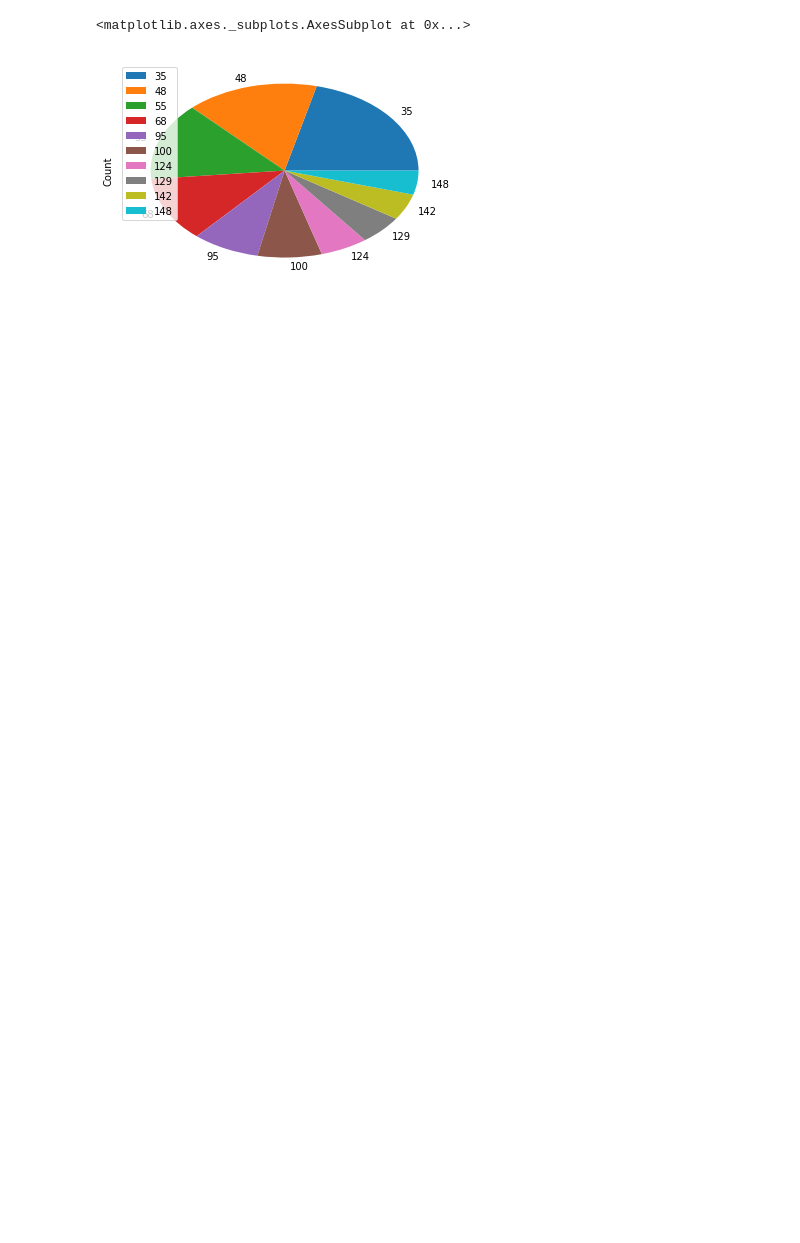
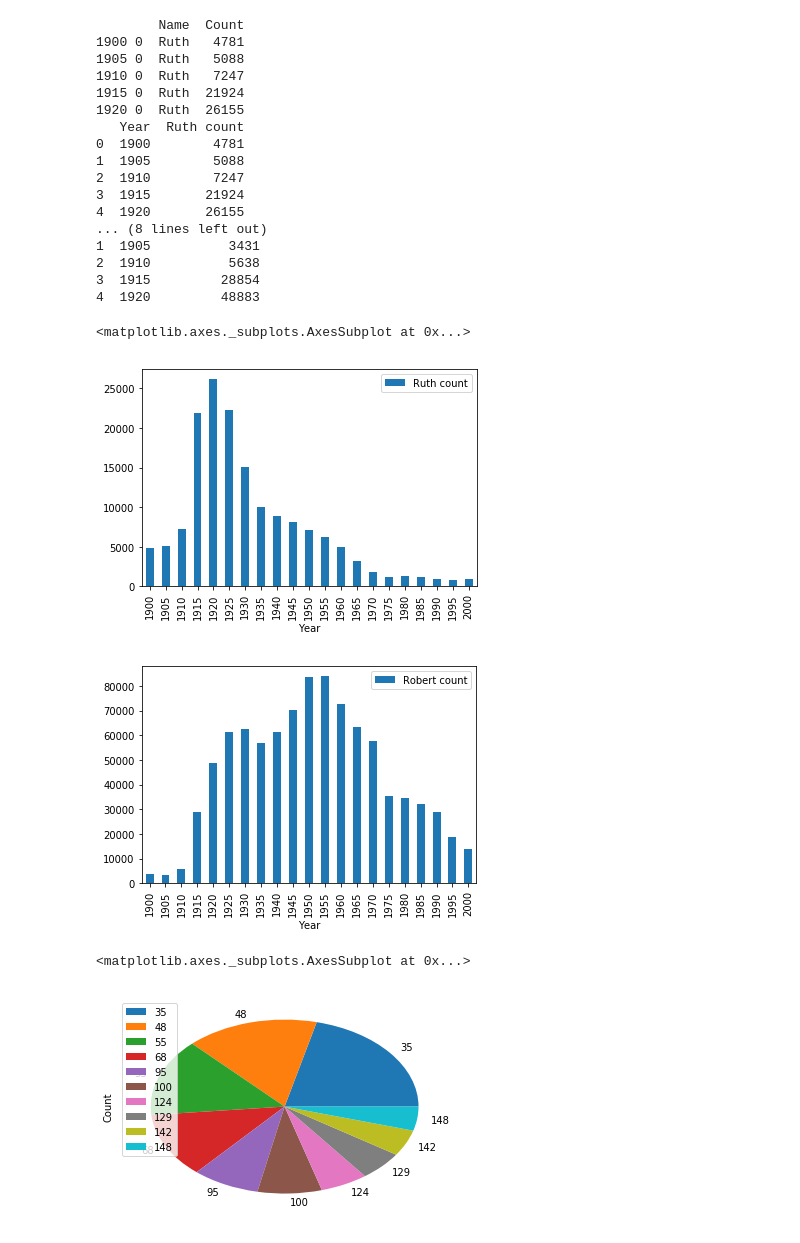
Before and after one commit to ggers/Homework_4.2_Panda_Visual_stuff, a Jupyter notebook: Homework 4.2 Panda Visual stuff.ipynb, the cells around one changed output. Saved outputs shown, nothing was run; the diff lists cells and outputs as text; code cells hidden in the pictures; blank space fills up the shorter version.

```diff
--- a/Homework 4.2 Panda Visual stuff.ipynb
+++ b/Homework 4.2 Panda Visual stuff.ipynb
@@ -37,14 +48,0 @@ concat_names([1900, 2000])
-# %%
-#2 Построить гистограмму по количеству их имен с 1900 по 2000 с 5-летними промежутками (1900, 1905, 1910, …, 1995, 2000).
-#а тут пробуем без функции, голым кодом
-names_dict = {}
-#циклом пробегаем по нужным нам годам, загружаем данные, обрезаем только нужные нам два имени
-for year in range (1900, 2001, 5):
-    all_names = pd.read_csv(f"{DATA_PATH}\yob{year}.txt", names = ["Name", "Gender", "Count"])
-    names_RR = all_names[(all_names.Name == "Ruth")]
-    names_RR = names_RR.groupby("Name").sum()
-    names_dict[year] =  names_RR
-# я не понимаю как вывести год к сожалению
-names_all = pd.concat(names_dict)
-print(names_all)
-names_all.plot.hist(by="level_0")
@@ -71,3 +49,54 @@ names_all.plot.hist(by="level_0")
+# %%
+#2 Построить гистограмму по количеству их имен с 1900 по 2000 с 5-летними промежутками (1900, 1905, 1910, …, 1995, 2000).
+#сделал тоже через функцию, теперь она просто возвращает данные
+
+import pandas as pd
+import matplotlib.pyplot as plt
+DATA_PATH = "D:DataS\YOB"
+
+def get_data_by_name(start_year, finish_year, Name):
+    names_dict = {}
+    for year in range (start_year, finish_year+1, 5):
+        all_names = pd.read_csv(f"{DATA_PATH}\yob{year}.txt", names = ["Name", "Gender", "Count"])
+        names = all_names[(all_names.Name == str(Name))]
+        names = names.groupby("Name").sum()
+        names = names.reset_index()
+        names_dict[year] =  names
+    names = pd.concat(names_dict)
+    print(names.head())
+# После долгой и упорной борьбы датафрейм переведён в человекообразный вид!
+    names = names.reset_index()
+    names = names.drop(names.columns[[1,2]], axis=1)
+#моя гордость - название столбца зависит от переданного в функцию имени
+    names = names.rename(columns={'level_0': 'Year', 'Count': '{} count'.format(Name)})
+    print(names.head())
+    return names
+
+data = get_data_by_name(1900, 2000, "Ruth")
+data.plot.bar(x='Year')
+data = get_data_by_name(1900, 2000, "Robert")
+data.plot.bar(x='Year')
+# %% [output]
+        Name  Count
+1900 0  Ruth   4781
+1905 0  Ruth   5088
+1910 0  Ruth   7247
+1915 0  Ruth  21924
+1920 0  Ruth  26155
+   Year  Ruth count
+0  1900        4781
+1  1905        5088
+2  1910        7247
+3  1915       21924
+4  1920       26155
+... (8 lines left out)
+1  1905          3431
+2  1910          5638
+3  1915         28854
+4  1920         48883
+<matplotlib.axes._subplots.AxesSubplot at 0x...>
+[figure, added]
+[figure, added]
 # %%
 #3 Построить круговую диаграмму по количеству употреблений для ТОП-10 популярных имен, начинающихся на R, за 1950 год.
 names_1950 = pd.read_csv(f"{DATA_PATH}\yob1950.txt", names = ["Name", "Gender", "Count"])
```
Also changed, not shown: parts of 3 cells of this notebook.
